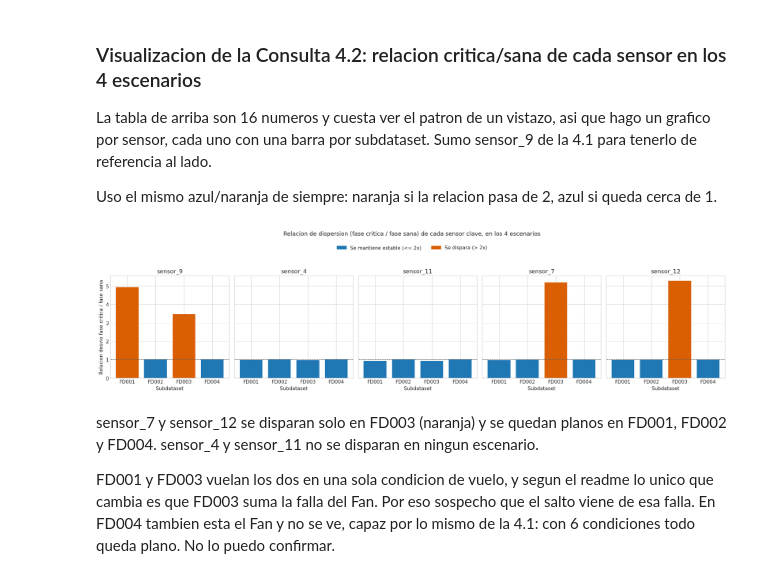
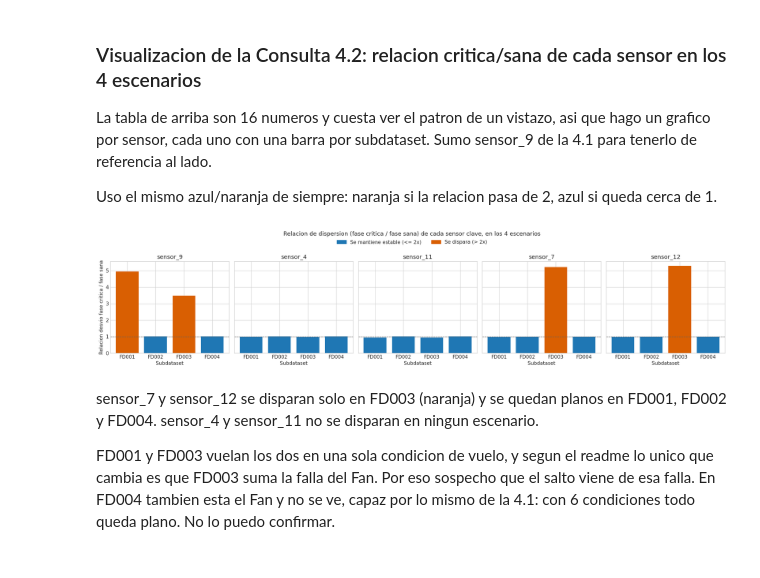
Before and after one commit to santiagojorda/ciencia-de-datos-tp1, a Jupyter notebook: TP1.ipynb, the cells around one changed output. Saved outputs shown, nothing was run; the diff lists cells and outputs as text; code cells hidden in the pictures.

Commit message:
Consulta 4.2: acercar titulo y leyenda a los graficos
El suptitle y la leyenda quedaban muy separados de los subplots. Se ubican dentro de la figura y tight_layout reserva solo el espacio necesario.

```diff
--- a/TP1.ipynb
+++ b/TP1.ipynb
@@ -966,31 +966,31 @@ Uso el mismo azul/naranja de siempre: naranja si la relacion pasa de 2, azul si
 # %%
 tabla_ratios = pd.DataFrame(filas_tabla_ratios)
 
 UMBRAL_DISPARO = 2  # a partir de esta relacion, considero que el sensor se puso inestable
 
 fig, axes = plt.subplots(1, len(sensores_clave_spark), figsize=(20, 4.5), sharey=True)
 
 for ax, sensor in zip(axes, sensores_clave_spark):
     valores = tabla_ratios[f'ratio_{sensor}']
     colores = [COLOR_CRITICA if v > UMBRAL_DISPARO else COLOR_SANA for v in valores]
     ax.bar(tabla_ratios['dataset'], valores, color=colores)
     ax.axhline(1, color=COLOR_NEUTRO, linestyle='--', linewidth=1)
     ax.set_title(sensor)
     ax.set_xlabel('Subdataset')
 
 axes[0].set_ylabel('Relacion desvio fase critica / fase sana')
 
 leyenda = [
     plt.Rectangle((0, 0), 1, 1, color=COLOR_SANA, label='Se mantiene estable (<= 2x)'),
     plt.Rectangle((0, 0), 1, 1, color=COLOR_CRITICA, label='Se dispara (> 2x)')
 ]
-fig.legend(handles=leyenda, loc='upper center', ncol=2, bbox_to_anchor=(0.5, 1.08))
-fig.suptitle('Relacion de dispersion (fase critica / fase sana) de cada sensor clave, en los 4 escenarios', fontsize=13, y=1.15)
+fig.suptitle('Relacion de dispersion (fase critica / fase sana) de cada sensor clave, en los 4 escenarios', fontsize=13)
+fig.legend(handles=leyenda, loc='upper center', ncol=2, bbox_to_anchor=(0.5, 0.95))
 
-plt.tight_layout()
+plt.tight_layout(rect=(0, 0, 1, 0.93))
 plt.show()
 # %% [output]
-[figure, old version]
+[figure, new version]
 # %% [markdown]
 sensor_7 y sensor_12 se disparan solo en FD003 (naranja) y se quedan planos en FD001, FD002 y FD004. sensor_4 y sensor_11 no se disparan en ningun escenario.
 
```
Also changed, not shown: 1 other file.
